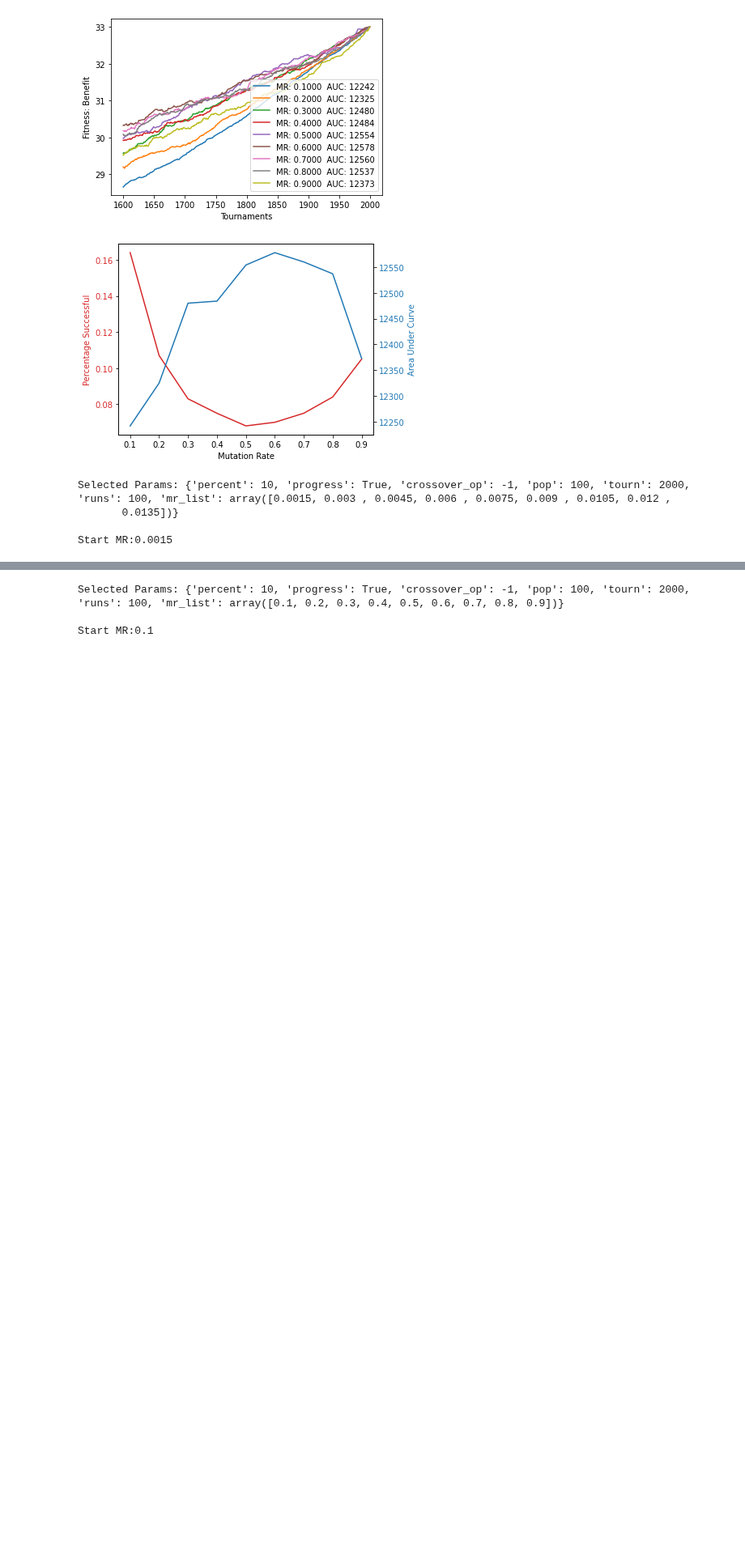
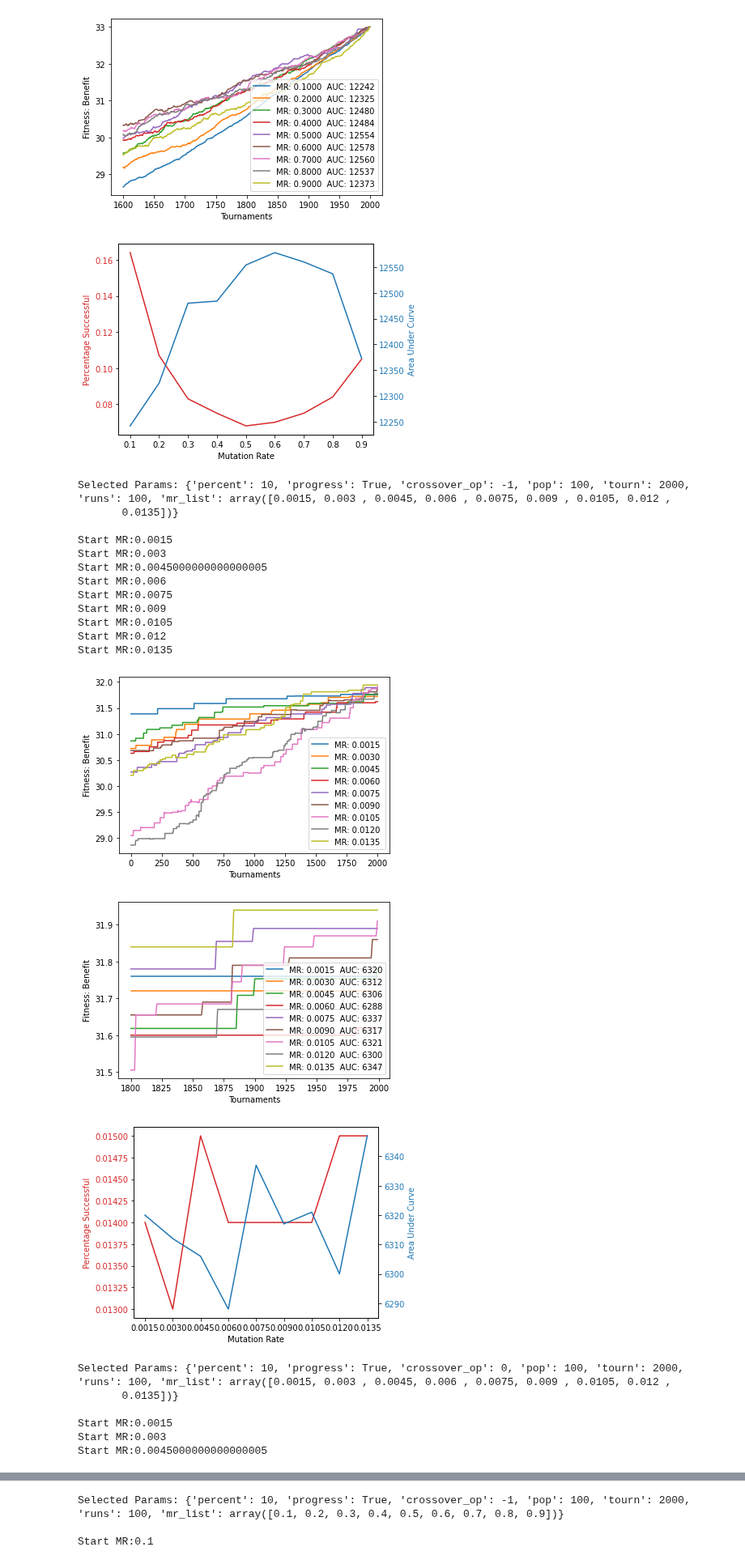
Before and after one commit to LordLean/Acquired-Intelligence-Adaptive-Behaviour, a Jupyter notebook: AIAB_Labs/microbialGA.ipynb, the cells around one changed output, grey strips where cells are left out. Shown at 81% size. Cells and saved outputs as stored; diff of their text form; code cells hidden in the pictures; blank space fills up the shorter version.

```diff
--- a/AIAB_Labs/microbialGA.ipynb
+++ b/AIAB_Labs/microbialGA.ipynb
@@ -390,7 +391,7 @@ plt.show()
 # Please forgive the lack of modular functions below, each graph inherited parts from each other and that
 # was decided to be less at a risk of causing clutter than just seperate functions and returns.
 
-def mr_avg_runs(mr_list, runs=10, tourn=2000, pop=100, crossover_op=crossover["One Point"], progress=True, percent=10):
+def mr_avg_runs(mr_list, runs=10, tourn=2000, pop=100, crossover_op=crossover["One Point"], progress=True, percent=0.2):
 
   args = locals()
   print("Selected Params: {}\n".format(args))
@@ -453,9 +454,8 @@ def mr_avg_runs(mr_list, runs=10, tourn=2000, pop=100, crossover_op=crossover["O
 
   # Pull specific end portion of plot to integrate and examine.
 
-  print()
-  final_percent = int(mga.tournaments / percent)
-  data_x = np.arange(mga.tournaments-final_percent ,mga.tournaments, dtype=int)
+  final_percent = int(tourn * percent)
+  data_x = np.arange(tourn-final_percent ,tourn, dtype=int)
 
   for plotter, mr_num in zip(total_graph_list,mr_list):
     # Pull decimal points to hold trailing zeros etc.
@@ -569,19 +584,36 @@ Start MR:0.9
 # %%
 # Set mutation rate examination range - numeric iterables are accepted.
 mr_list = mr_list = np.arange(0.0015,0.015,0.0015)
 # Set runs for averaging.
 runs = 100
 # Set Tournaments.
 tourn = 2000
 # Set Population Size.
 pop = 100
 # Set Percent of curve to examine individually.
-prcnt = 5
+prcnt = 0.2
 
 for v in crossover.values():
   mr_avg_runs(mr_list, runs, tourn=tourn, pop=pop, crossover_op=v, progress=True)
 # %% [output]
 Selected Params: {'percent': 10, 'progress': True, 'crossover_op': -1, 'pop': 100, 'tourn': 2000, 'runs': 100, 'mr_list': array([0.0015, 0.003 , 0.0045, 0.006 , 0.0075, 0.009 , 0.0105, 0.012 ,
        0.0135])}
 
 Start MR:0.0015
+Start MR:0.003
+Start MR:0.0045000000000000005
+Start MR:0.006
+Start MR:0.0075
+Start MR:0.009
+Start MR:0.0105
+Start MR:0.012
+Start MR:0.0135
+[figure, added]
+[figure, added]
+[figure, added]
+Selected Params: {'percent': 10, 'progress': True, 'crossover_op': 0, 'pop': 100, 'tourn': 2000, 'runs': 100, 'mr_list': array([0.0015, 0.003 , 0.0045, 0.006 , 0.0075, 0.009 , 0.0105, 0.012 ,
+       0.0135])}
+
+Start MR:0.0015
+Start MR:0.003
+Start MR:0.0045000000000000005
```
Also changed, not shown: parts of 9 cells of this notebook.
